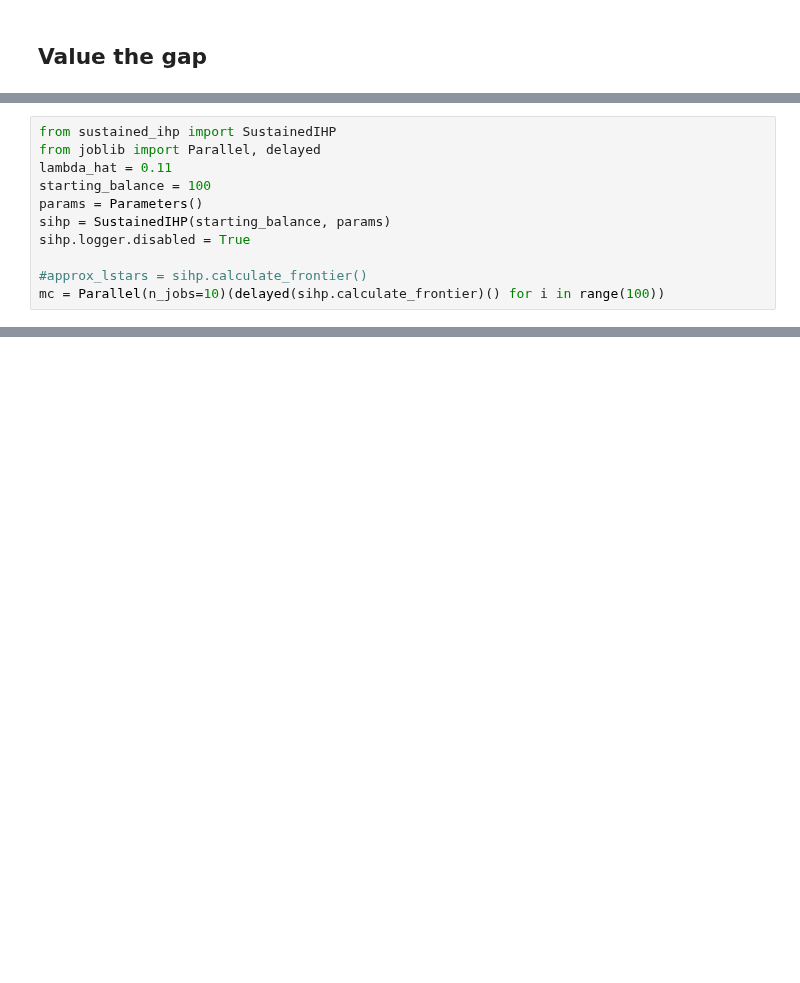
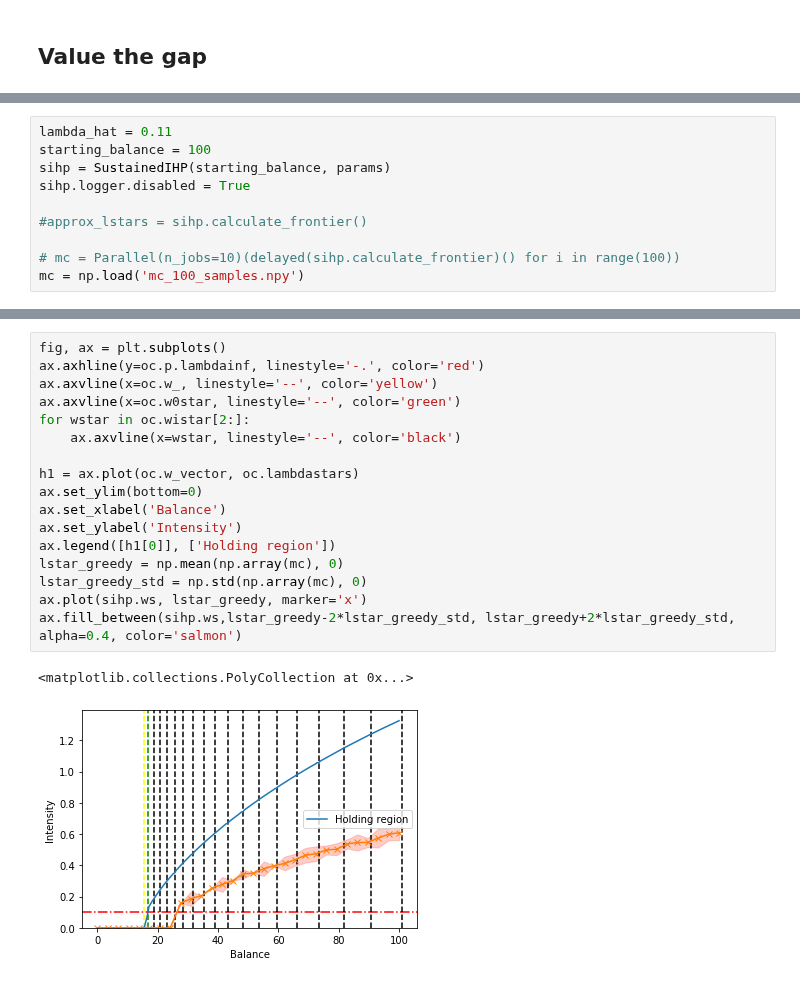
Before and after one commit to majkee15/credit_collections_rl, a Jupyter notebook: optimal_sustain_level/Untitled.ipynb, the cells around one changed output, grey strips where cells are left out. Saved outputs shown, nothing was run; the diff lists cells and outputs as text; blank space fills up the shorter version.

```diff
--- a/optimal_sustain_level/Untitled.ipynb
+++ b/optimal_sustain_level/Untitled.ipynb
@@ -13,11 +21,10 @@ fig = oc.plot_statespace()
 # %%
-from sustained_ihp import SustainedIHP
-from joblib import Parallel, delayed
 lambda_hat = 0.11
 starting_balance = 100
-params = Parameters()
 sihp = SustainedIHP(starting_balance, params)
 sihp.logger.disabled = True
 
 #approx_lstars = sihp.calculate_frontier()
-mc = Parallel(n_jobs=10)(delayed(sihp.calculate_frontier)() for i in range(100))
+
+# mc = Parallel(n_jobs=10)(delayed(sihp.calculate_frontier)() for i in range(100))
+mc = np.load('mc_100_samples.npy')
@@ -23,0 +33,20 @@ mc = Parallel(n_jobs=10)(delayed(sihp.calculate_frontier)() for i in range(100))
+# %%
+fig, ax = plt.subplots()
+ax.axhline(y=oc.p.lambdainf, linestyle='-.', color='red')
+ax.axvline(x=oc.w_, linestyle='--', color='yellow')
+ax.axvline(x=oc.w0star, linestyle='--', color='green')
+for wstar in oc.wistar[2:]:
+    ax.axvline(x=wstar, linestyle='--', color='black')
+
+h1 = ax.plot(oc.w_vector, oc.lambdastars)
+ax.set_ylim(bottom=0)
+ax.set_xlabel('Balance')
+ax.set_ylabel('Intensity')
+ax.legend([h1[0]], ['Holding region'])
+lstar_greedy = np.mean(np.array(mc), 0)
+lstar_greedy_std = np.std(np.array(mc), 0)
+ax.plot(sihp.ws, lstar_greedy, marker='x')
+ax.fill_between(sihp.ws,lstar_greedy-2*lstar_greedy_std, lstar_greedy+2*lstar_greedy_std, alpha=0.4, color='salmon')
+# %% [output]
+<matplotlib.collections.PolyCollection at 0x...>
+[figure, added]
```
Also changed, not shown: parts of 29 cells of this notebook, 17 other files.
